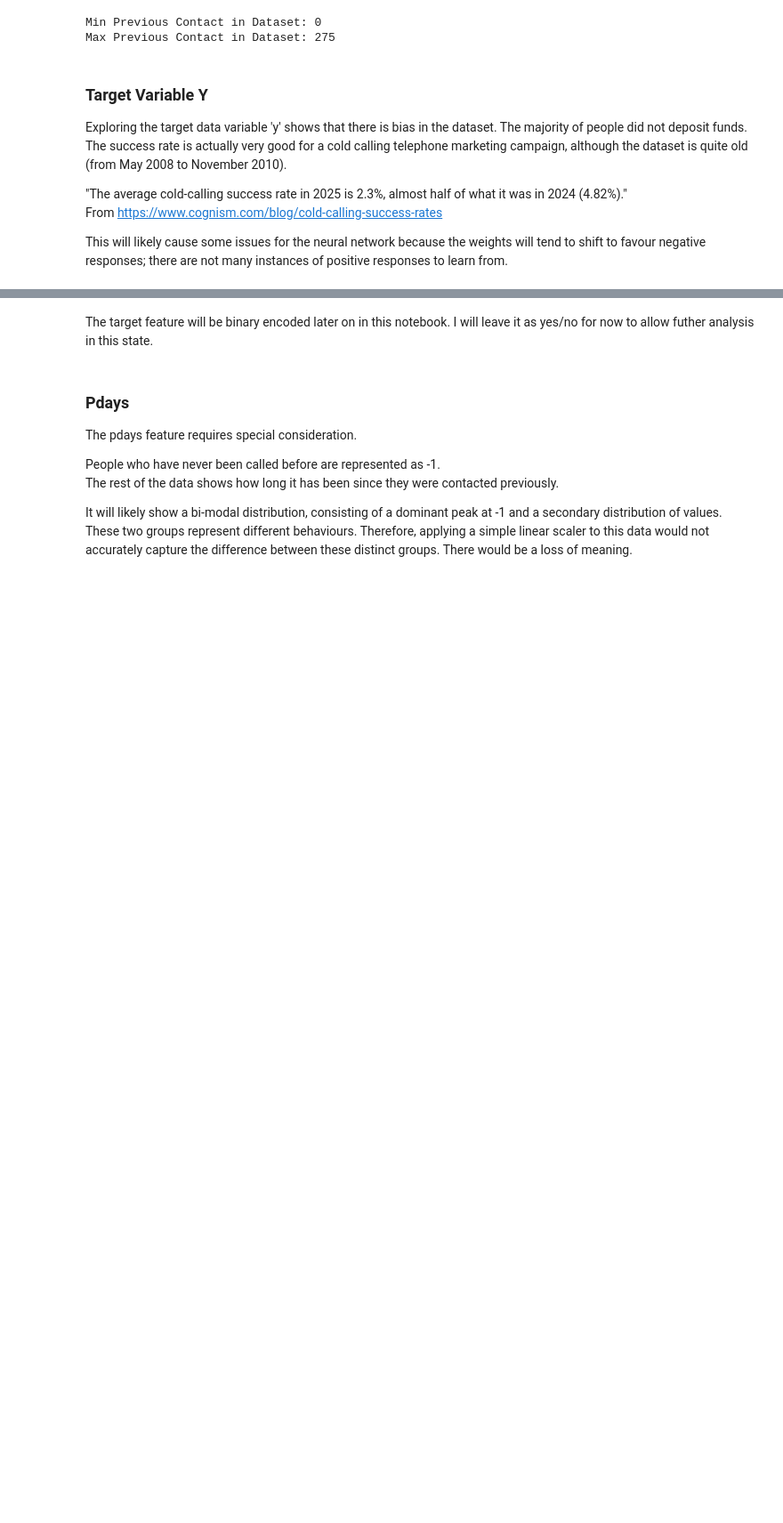
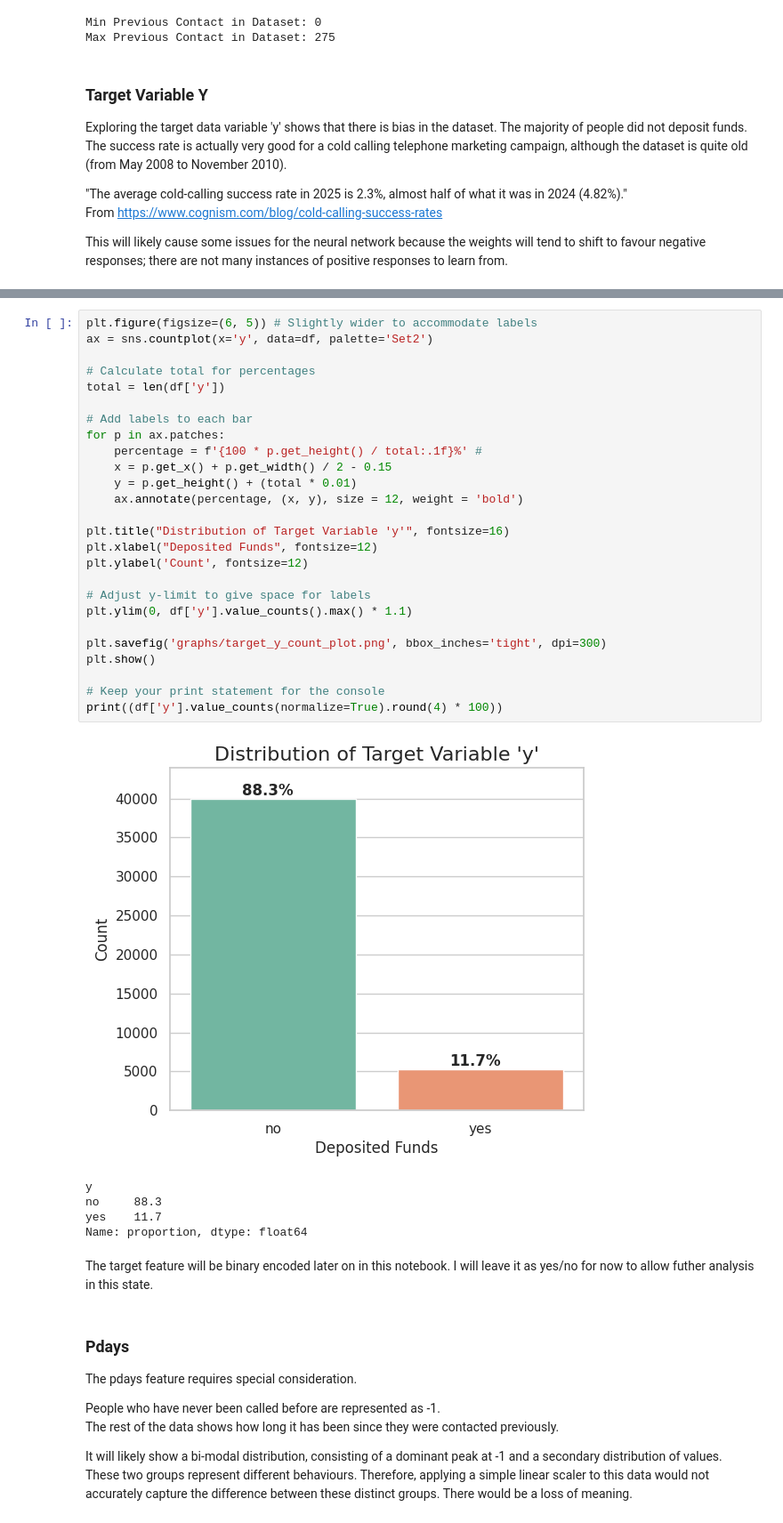
Before and after one commit to daemonchild/cardiffmet-dat6002-artificial-intelligence, a Jupyter notebook: assessment/part_2/1-Data-Preparation.ipynb, the cells around one changed output, grey strips where cells are left out. Shown at 89% size. Cells and saved outputs as stored; diff of their text form; blank space fills up the shorter version.

Commit message:
HUge updates to report and fixed an issue with data prep.

```diff
--- a/assessment/part_2/1-Data-Preparation.ipynb
+++ b/assessment/part_2/1-Data-Preparation.ipynb
@@ -428,3 +419,35 @@ Name: proportion, dtype: float64
+# %%
+plt.figure(figsize=(6, 5)) # Slightly wider to accommodate labels
+ax = sns.countplot(x='y', data=df, palette='Set2')
+
+# Calculate total for percentages
+total = len(df['y'])
+
+# Add labels to each bar
+for p in ax.patches:
+    percentage = f'{100 * p.get_height() / total:.1f}%' #
+    x = p.get_x() + p.get_width() / 2 - 0.15
+    y = p.get_height() + (total * 0.01)
+    ax.annotate(percentage, (x, y), size = 12, weight = 'bold')
+
+plt.title("Distribution of Target Variable 'y'", fontsize=16)
+plt.xlabel("Deposited Funds", fontsize=12)
+plt.ylabel('Count', fontsize=12)
+
+# Adjust y-limit to give space for labels
+plt.ylim(0, df['y'].value_counts().max() * 1.1)
+
+plt.savefig('graphs/target_y_count_plot.png', bbox_inches='tight', dpi=300)
+plt.show()
+
+# Keep your print statement for the console
+print((df['y'].value_counts(normalize=True).round(4) * 100))
+# %% [output]
+[figure, added]
+y
+no     88.3
+yes    11.7
+Name: proportion, dtype: float64
 # %% [markdown]
 The target feature will be binary encoded later on in this notebook. I will leave it as yes/no for now to allow futher analysis in this state.
 # %% [markdown]
```
Also changed, not shown: parts of 9 cells of this notebook, 36 other files.
